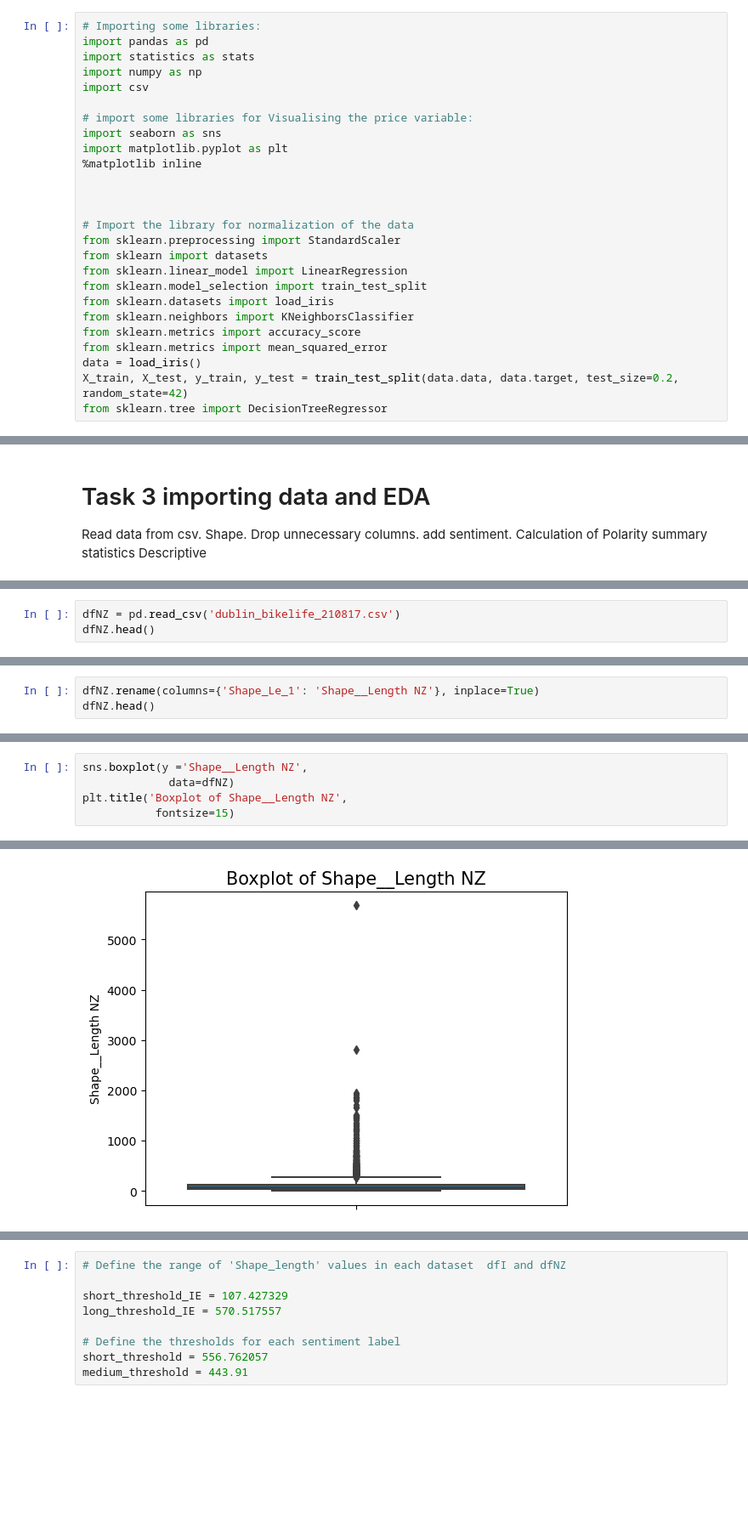
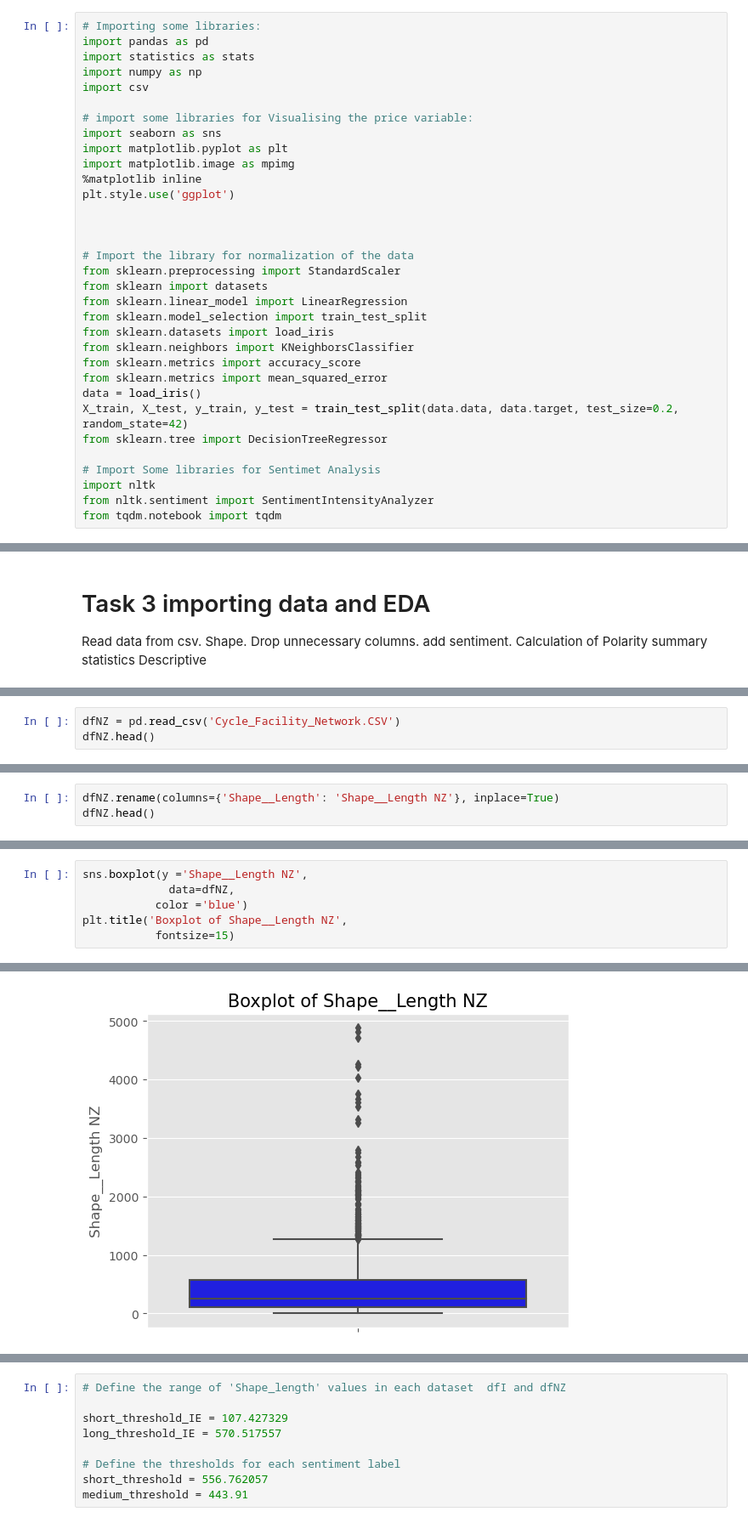
Before and after one commit to Johanna23cct/Transport-inIreland, a Jupyter notebook: cycle.ipynb, the cells around one changed output, grey strips where cells are left out. Shown: that part at 85% size. Saved outputs shown, nothing was run; the diff lists cells and outputs as text; blank space fills up the shorter version.

```diff
--- a/cycle.ipynb
+++ b/cycle.ipynb
@@ -45,7 +49,9 @@ import csv
 # import some libraries for Visualising the price variable:
 import seaborn as sns
 import matplotlib.pyplot as plt
+import matplotlib.image as mpimg
 %matplotlib inline
+plt.style.use('ggplot')
 
 
 
@@ -61,3 +67,8 @@ from sklearn.metrics import mean_squared_error
 data = load_iris()
 X_train, X_test, y_train, y_test = train_test_split(data.data, data.target, test_size=0.2, random_state=42)
 from sklearn.tree import DecisionTreeRegressor
+
+# Import Some libraries for Sentimet Analysis
+import nltk
+from nltk.sentiment import SentimentIntensityAnalyzer
+from tqdm.notebook import tqdm
@@ -111,4 +188,4 @@ dfI.shape
 # %%
-dfNZ = pd.read_csv('dublin_bikelife_210817.csv')
+dfNZ = pd.read_csv('Cycle_Facility_Network.CSV')
 dfNZ.head()
 # %% [output]
@@ -142,4 +273,4 @@ dfNZ.shape
 # %%
-dfNZ.rename(columns={'Shape_Le_1': 'Shape__Length NZ'}, inplace=True)
+dfNZ.rename(columns={'Shape__Length': 'Shape__Length NZ'}, inplace=True)
 dfNZ.head()
 # %% [output]
@@ -276,8 +429,9 @@ ax.set(xlabel='Shape',
 # %%
 sns.boxplot(y ='Shape__Length NZ',
-             data=dfNZ)
+             data=dfNZ,
+           color ='blue')
 plt.title('Boxplot of Shape__Length NZ',
            fontsize=15)
 # %% [output]
 Text(0.5, 1.0, 'Boxplot of Shape__Length NZ')
-[figure, old version]
+[figure, new version]
```
Also changed, not shown: parts of 89 cells of this notebook.
